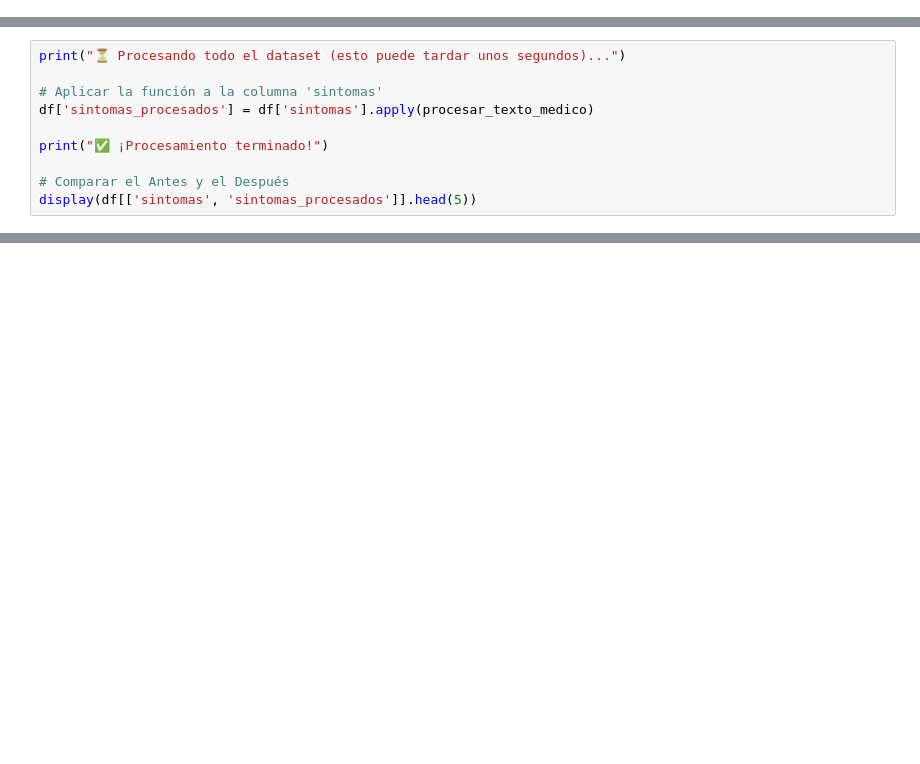
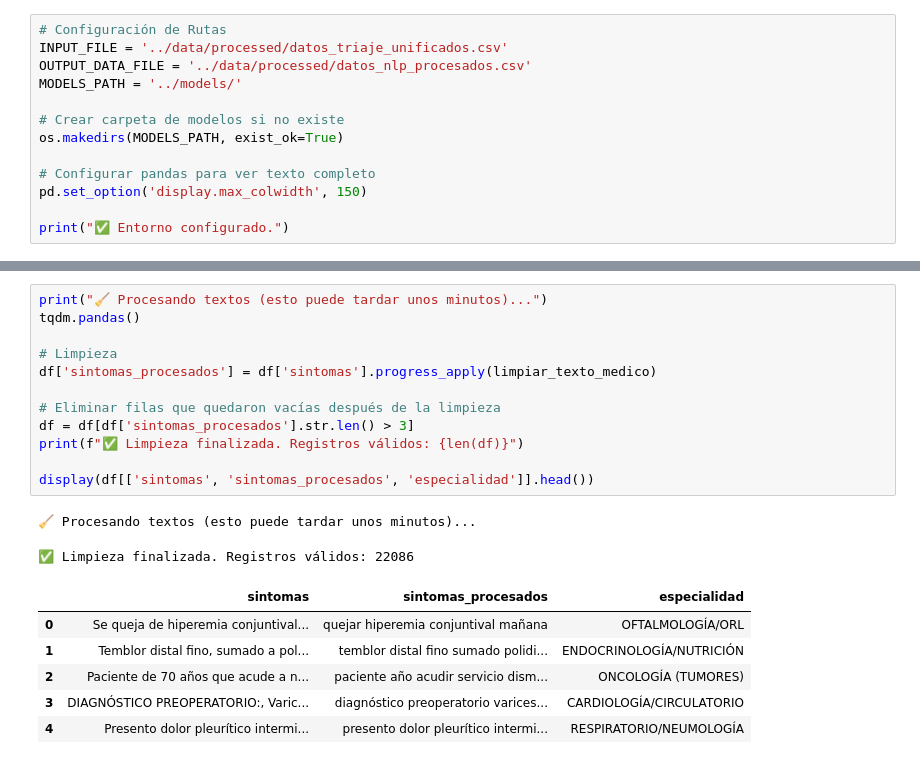
Before and after one commit to fundestpuente/SIC-Clasificador-de-urgencias-medicas-basado-en-la-interpretacion-de-sintomas-mediante-IA, a Jupyter notebook: notebooks/2_preprocesamiento_nlp.ipynb, the cells around one changed output, grey strips where cells are left out. Cells and saved outputs as stored; diff of their text form; blank space fills up the shorter version.

```diff
--- a/notebooks/2_preprocesamiento_nlp.ipynb
+++ b/notebooks/2_preprocesamiento_nlp.ipynb
@@ -0,0 +25,13 @@
+# %%
+# Configuración de Rutas
+INPUT_FILE = '../data/processed/datos_triaje_unificados.csv'
+OUTPUT_DATA_FILE = '../data/processed/datos_nlp_procesados.csv'
+MODELS_PATH = '../models/'
+
+# Crear carpeta de modelos si no existe
+os.makedirs(MODELS_PATH, exist_ok=True)
+
+# Configurar pandas para ver texto completo
+pd.set_option('display.max_colwidth', 150)
+
+print("✅ Entorno configurado.")
@@ -62,10 +58,0 @@ Procesado: paciente presentar dolor fuerte abdomen vómito constante
-# %%
-print("⏳ Procesando todo el dataset (esto puede tardar unos segundos)...")
-
-# Aplicar la función a la columna 'sintomas'
-df['sintomas_procesados'] = df['sintomas'].apply(procesar_texto_medico)
-
-print("✅ ¡Procesamiento terminado!")
-
-# Comparar el Antes y el Después
-display(df[['sintomas', 'sintomas_procesados']].head(5))
@@ -80,0 +101,21 @@ display(df[['sintomas', 'sintomas_procesados']].head(5))
+# %%
+print("🧹 Procesando textos (esto puede tardar unos minutos)...")
+tqdm.pandas()
+
+# Limpieza
+df['sintomas_procesados'] = df['sintomas'].progress_apply(limpiar_texto_medico)
+
+# Eliminar filas que quedaron vacías después de la limpieza
+df = df[df['sintomas_procesados'].str.len() > 3]
+print(f"✅ Limpieza finalizada. Registros válidos: {len(df)}")
+
+display(df[['sintomas', 'sintomas_procesados', 'especialidad']].head())
+# %% [output]
+🧹 Procesando textos (esto puede tardar unos minutos)...
+✅ Limpieza finalizada. Registros válidos: 22086
+|  | sintomas | sintomas_procesados | especialidad |
+| 0 | Se queja de hiperemia conjuntival... | quejar hiperemia conjuntival mañana | OFTALMOLOGÍA/ORL |
+| 1 | Temblor distal fino, sumado a pol... | temblor distal fino sumado polidi... | ENDOCRINOLOGÍA/NUTRICIÓN |
+| 2 | Paciente de 70 años que acude a n... | paciente año acudir servicio dism... | ONCOLOGÍA (TUMORES) |
+| 3 | DIAGNÓSTICO PREOPERATORIO:, Varic... | diagnóstico preoperatorio varices... | CARDIOLOGÍA/CIRCULATORIO |
+| 4 | Presento dolor pleurítico intermi... | presento dolor pleurítico intermi... | RESPIRATORIO/NEUMOLOGÍA |
```
Also changed, not shown: parts of 10 cells of this notebook, 13 other files.
